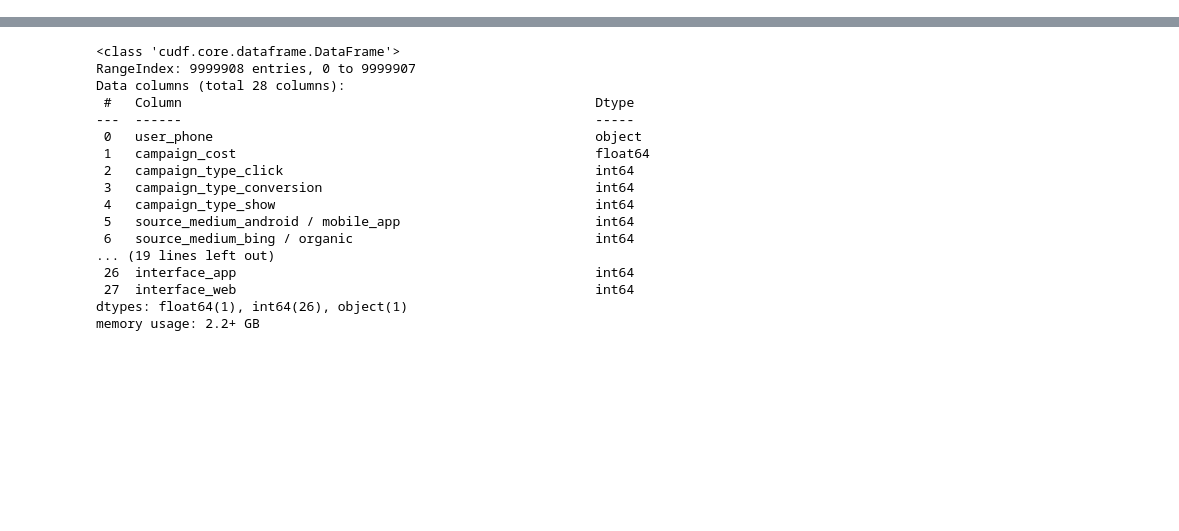
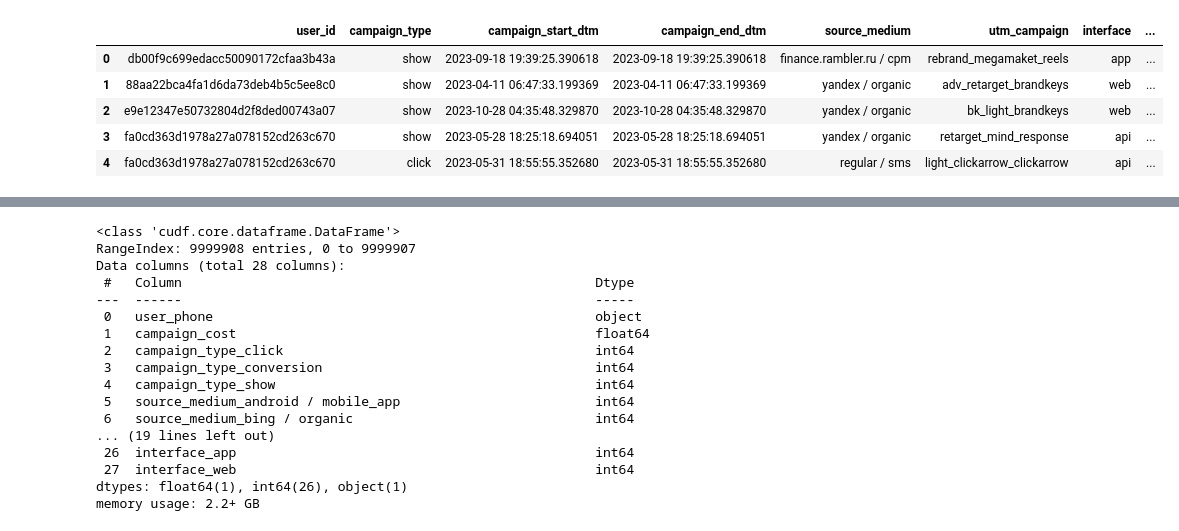
Before and after one commit to maratgaliulin/magnum_scopum_sravni_ru_dataton_2024, a Jupyter notebook: main.ipynb, the cells around one changed output, grey strips where cells are left out. Cells and saved outputs as stored; diff of their text form; code cells hidden in the pictures; blank space fills up the shorter version.

```diff
--- a/main.ipynb
+++ b/main.ipynb
@@ -13,0 +15,9 @@ users_data = pd.read_csv('data/users_data.csv')
+# %%
+adv_data.head()
+# %% [output]
+|  | user_id | campaign_type | campaign_start_dtm | campaign_end_dtm | source_medium | utm_campaign | interface | ... |
+| 0 | db00f9c699edacc50090172cfaa3b43a | show | 2023-09-18 19:39:25.390618 | 2023-09-18 19:39:25.390618 | finance.rambler.ru / cpm | rebrand_megamaket_reels | app | ... |
+| 1 | 88aa22bca4fa1d6da73deb4b5c5ee8c0 | show | 2023-04-11 06:47:33.199369 | 2023-04-11 06:47:33.199369 | yandex / organic | adv_retarget_brandkeys | web | ... |
+| 2 | e9e12347e50732804d2f8ded00743a07 | show | 2023-10-28 04:35:48.329870 | 2023-10-28 04:35:48.329870 | yandex / organic | bk_light_brandkeys | web | ... |
+| 3 | fa0cd363d1978a27a078152cd263c670 | show | 2023-05-28 18:25:18.694051 | 2023-05-28 18:25:18.694051 | yandex / organic | retarget_mind_response | api | ... |
+| 4 | fa0cd363d1978a27a078152cd263c670 | click | 2023-05-31 18:55:55.352680 | 2023-05-31 18:55:55.352680 | regular / sms | light_clickarrow_clickarrow | api | ... |
```
Also changed, not shown: parts of 6 cells of this notebook, 2 other files.
